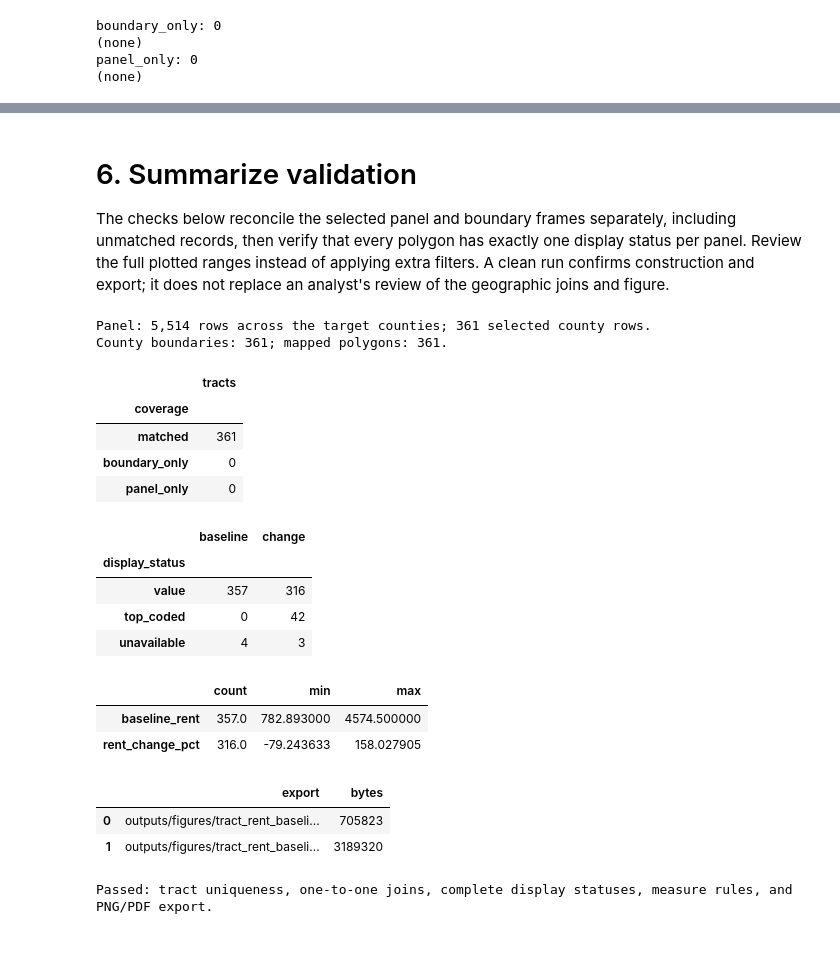
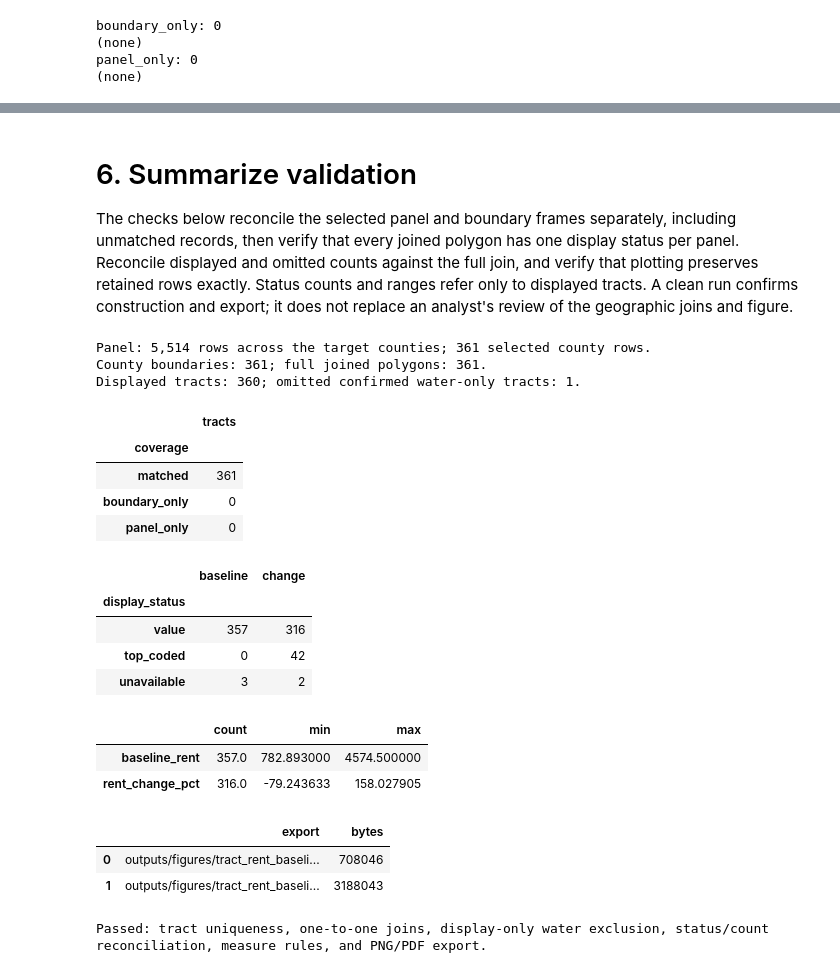
Before and after one commit to jessica-schirmer/acs_tract_rent_panel, a Jupyter notebook: 05_map_tract_rents.ipynb, the cells around one changed output, grey strips where cells are left out. Drawn from its saved outputs; the diff is of its cells as text; code cells hidden in the pictures; blank space fills up the shorter version.

```diff
--- a/05_map_tract_rents.ipynb
+++ b/05_map_tract_rents.ipynb
@@ -224,7 +240,17 @@ confirmed top-code flag. Status counts below include **every boundary polygon**.
 # %%
 mapped = prepare_map_measures(mapped)
-status_counts, plotted_ranges = display_summary(mapped)
-print(f'After preparing display measures: {len(mapped):,} polygons; expected unchanged.')
+known_area = mapped[['ALAND10', 'AWATER10']].notna().all(axis=1)
+confirmed_water_only = (
+    known_area & mapped['ALAND10'].eq(0) & mapped['AWATER10'].gt(0)
+).fillna(False)
+plot_data = mapped.loc[~confirmed_water_only].copy()
+omitted_water_only_count = int(confirmed_water_only.sum())
+status_counts, plotted_ranges = display_summary(plot_data)
+print(f'After preparing display measures: {len(mapped):,} full joined polygons; expected unchanged.')
+print(f'Plotting frame: {len(mapped):,} -> {len(plot_data):,} tracts; '
+      f'omitted confirmed water-only tracts: {omitted_water_only_count:,}.')
+print(f'Tracts with unknown land/water area retained: {int((~known_area).sum()):,}.')
+print('Status counts and ranges below describe displayed tracts only.')
 display(status_counts)
 display(plotted_ranges.rename(index={
     'baseline_rent': 'Baseline monthly gross rent (2024 dollars)',
@@ -257,5 +288,5 @@ no online basemap. The PDF retains vector tract geometry.
 # %%
-fig, map_axes = draw_paired_maps(mapped, f'{county_name} County, California')
+fig, map_axes = draw_paired_maps(plot_data, f'{county_name} County, California')
 assert map_axes[0].get_xlim() == map_axes[1].get_xlim()
 assert map_axes[0].get_ylim() == map_axes[1].get_ylim()
 display(fig)
@@ -269,58 +300,70 @@ Replacing /Volumes/Research/1active/ADU_Rent/scripts/cleaning/acs_tract/outputs/
 # 6. Summarize validation
 
 The checks below reconcile the selected panel and boundary frames separately,
-including unmatched records, then verify that every polygon has exactly one
-display status per panel. Review the full plotted ranges instead of applying
-extra filters. A clean run confirms construction and export; it does not replace
-an analyst's review of the geographic joins and figure.
+including unmatched records, then verify that every joined polygon has one
+display status per panel. Reconcile displayed and omitted counts against the
+full join, and verify that plotting preserves retained rows exactly. Status
+counts and ranges refer only to displayed tracts. A clean run confirms
+construction and export; it does not replace an analyst's review of the
+geographic joins and figure.
 # %%
 assert boundaries['tr2010_id'].is_unique and mapped['tr2010_id'].is_unique
 assert len(mapped) == len(boundaries)
 assert set(mapped['tr2010_id']) == set(boundaries['tr2010_id'])
 assert coverage_counts['matched'] + coverage_counts['boundary_only'] == len(boundaries)
 assert coverage_counts['matched'] + coverage_counts['panel_only'] == len(county_panel)
-assert status_counts.sum().eq(len(boundaries)).all()
+assert plot_data['tr2010_id'].is_unique
+assert len(plot_data) + omitted_water_only_count == len(mapped)
+assert plot_data.equals(mapped.loc[~confirmed_water_only])
+assert not confirmed_water_only.loc[~known_area].any()
+assert set(mapped.loc[mapped['ALAND10'].gt(0), 'tr2010_id']).issubset(plot_data['tr2010_id'])
+assert status_counts.sum().eq(len(plot_data)).all()
+full_status_counts, _ = display_summary(mapped)
+omitted_status_counts, _ = display_summary(mapped.loc[confirmed_water_only])
+assert (full_status_counts - status_counts).equals(omitted_status_counts)
 for period, value_column in [('baseline', 'baseline_rent'), ('change', 'rent_change_pct')]:
     status = mapped[f'{period}_status']
     assert status.isin(DISPLAY_STATUSES).all() and status.notna().all()
     assert status.eq('value').equals(mapped[value_column].notna())
     assert np.isfinite(mapped.loc[status.eq('value'), value_column]).all()
 assert not mapped.loc[mapped['tc_flag_rent_16'].eq(1), 'baseline_status'].eq('value').any()
 either_top = mapped['tc_flag_rent_16'].eq(1) | mapped['tc_flag_rent_24'].eq(1)
 assert not mapped.loc[either_top, 'change_status'].eq('value').any()
 assert mapped.loc[valid_change, ['rentE_16', 'interp_rent']].gt(0).all().all()
 assert mapped.loc[mapped['panel_join'].eq('left_only'), ['baseline_status', 'change_status']].eq('unavailable').all().all()
 
 print(f'Panel: {panel_count:,} rows across the target counties; {len(county_panel):,} selected county rows.')
-print(f'County boundaries: {len(boundaries):,}; mapped polygons: {len(mapped):,}.')
+print(f'County boundaries: {len(boundaries):,}; full joined polygons: {len(mapped):,}.')
+print(f'Displayed tracts: {len(plot_data):,}; omitted confirmed water-only tracts: {omitted_water_only_count:,}.')
 display(coverage_counts.rename('tracts').to_frame())
 display(status_counts)
 display(plotted_ranges)
 display(pd.DataFrame({'export': [str(path.relative_to(repo_root)) if path.is_relative_to(repo_root)
                                 else str(path) for path in export_paths],
                       'bytes': [path.stat().st_size for path in export_paths]}))
 assert all(path.is_file() and path.stat().st_size > 0 for path in export_paths)
-print('Passed: tract uniqueness, one-to-one joins, complete display statuses, measure rules, and PNG/PDF export.')
+print('Passed: tract uniqueness, one-to-one joins, display-only water exclusion, status/count reconciliation, measure rules, and PNG/PDF export.')
 # %% [output]
 Panel: 5,514 rows across the target counties; 361 selected county rows.
-County boundaries: 361; mapped polygons: 361.
+County boundaries: 361; full joined polygons: 361.
+Displayed tracts: 360; omitted confirmed water-only tracts: 1.
 |  | tracts |
 | coverage |  |
 | matched | 361 |
 | boundary_only | 0 |
 | panel_only | 0 |
 |  | baseline | change |
 | display_status |  |  |
 | value | 357 | 316 |
 | top_coded | 0 | 42 |
-| unavailable | 4 | 3 |
+| unavailable | 3 | 2 |
 |  | count | min | max |
 | baseline_rent | 357.0 | 782.893000 | 4574.500000 |
 | rent_change_pct | 316.0 | -79.243633 | 158.027905 |
 |  | export | bytes |
-| 0 | outputs/figures/tract_rent_baseli... | 705823 |
-| 1 | outputs/figures/tract_rent_baseli... | 3189320 |
+| 0 | outputs/figures/tract_rent_baseli... | 708046 |
+| 1 | outputs/figures/tract_rent_baseli... | 3188043 |
-Passed: tract uniqueness, one-to-one joins, complete display statuses, measure rules, and PNG/PDF export.
+Passed: tract uniqueness, one-to-one joins, display-only water exclusion, status/count reconciliation, measure rules, and PNG/PDF export.
 # %% [markdown]
 **Analyst acceptance checks before publishing**
 
```
Also changed, not shown: parts of 7 cells of this notebook, 8 other files.
